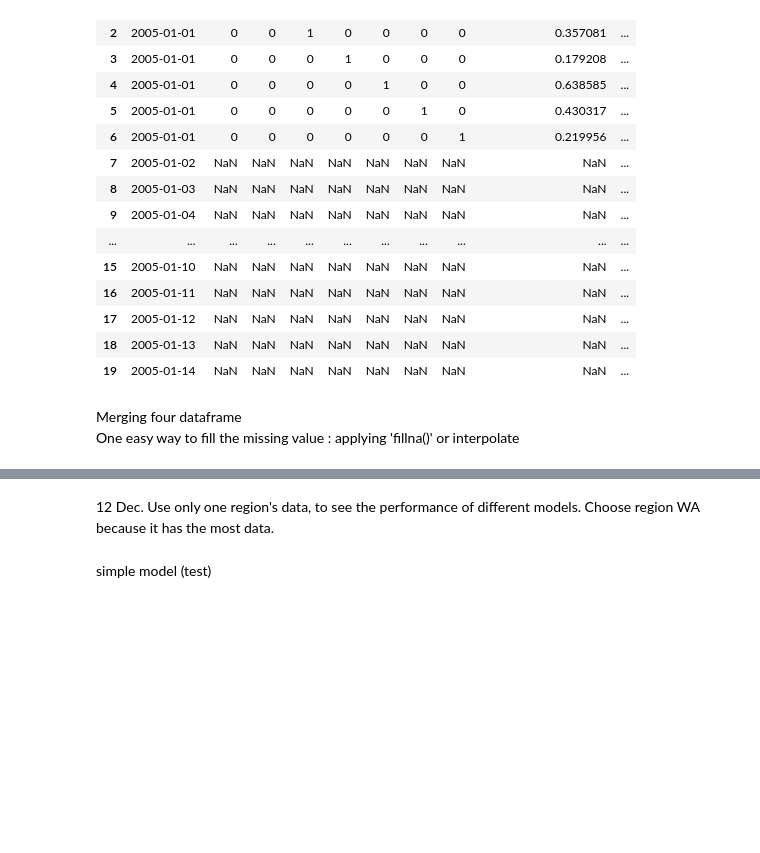
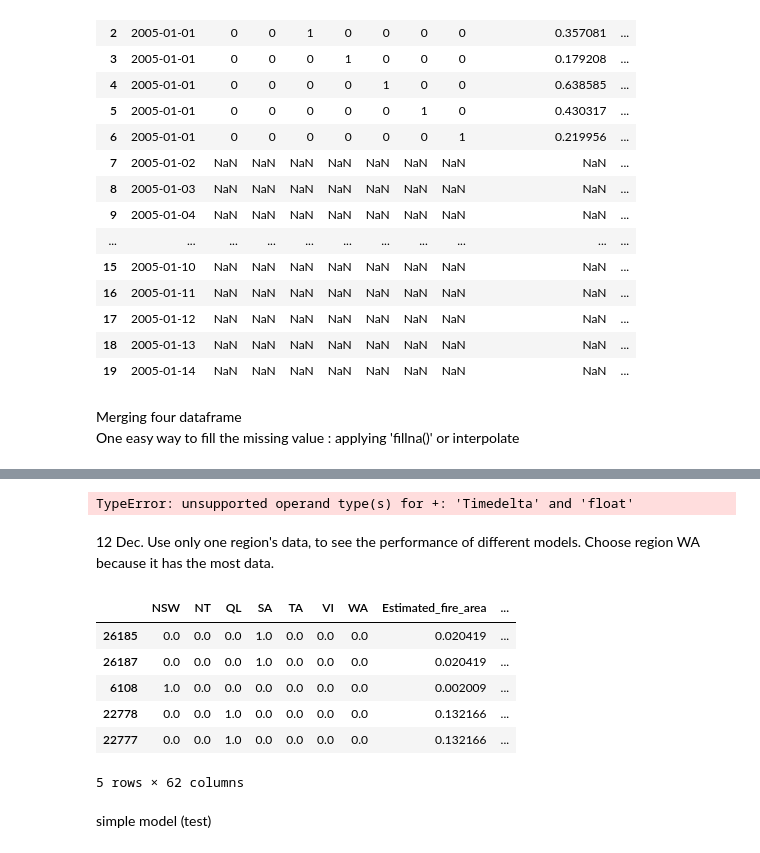
Before and after one commit to ccomkhj/Spot-Challenge-Wildfires, a Jupyter notebook: main/Build Model.ipynb, the cells around one changed output, grey strips where cells are left out. Cells and saved outputs as stored; diff of their text form; code cells hidden in the pictures; blank space fills up the shorter version.

```diff
--- a/main/Build Model.ipynb
+++ b/main/Build Model.ipynb
@@ -253,0 +224,21 @@ Input = Input.sort_values(['Date'])
+# %%
+Input = df_merged
+Input = Input.sort_values(['Date'])
+# %%
+start_date = '10-01-2019'
+end_date = '10-31-2019'
+mask = (Input['Date'] >= start_date) & (Input['Date'] <= end_date)
+Input = Input.loc[mask]
+Submission_Input = Input
+# %%
+def normalize(df):
+    result = df.copy()
+    for feature_name in df.columns:
+        max_value = df[feature_name].max()
+        min_value = df[feature_name].min()
+        result[feature_name] = (df[feature_name] - min_value) / (max_value - min_value + 0.0001)
+    return result
+
+Submission_Input=normalize(Submission_Input)
+# %% [output]
+TypeError: unsupported operand type(s) for +: 'Timedelta' and 'float'
@@ -254,22 +257,31 @@ Input = Input.sort_values(['Date'])
 # %% [markdown]
 12 Dec. Use only one region's data, to see the performance of different models. Choose region WA because it has the most data.
 # %%
-df = Input[Input.WA == 1]
+# df = Input[Input.WA == 1] # select only WA
+df = Input # select all reigion.
 drop_columns = ['Date']
 for col in df.columns: # avoid deviding by zero during normalization
     if df[col].max()==df[col].min():
         drop_columns.append(col)
 df = df.drop(columns = drop_columns)
 df=(df-df.min())/(df.max()-df.min())  # Normalization
 
 num_features = df.shape[1]
 
 n = len(df)
 train_df = df[0:int(n*0.7)]
 val_df = df[int(n*0.7):int(n*0.9)]
 test_df = df[int(n*0.9):]
 
 df.head()
+# %% [output]
+|  | NSW | NT | QL | SA | TA | VI | WA | Estimated_fire_area | ... |
+| 26185 | 0.0 | 0.0 | 0.0 | 1.0 | 0.0 | 0.0 | 0.0 | 0.020419 | ... |
+| 26187 | 0.0 | 0.0 | 0.0 | 1.0 | 0.0 | 0.0 | 0.0 | 0.020419 | ... |
+| 6108 | 1.0 | 0.0 | 0.0 | 0.0 | 0.0 | 0.0 | 0.0 | 0.002009 | ... |
+| 22778 | 0.0 | 0.0 | 1.0 | 0.0 | 0.0 | 0.0 | 0.0 | 0.132166 | ... |
+| 22777 | 0.0 | 0.0 | 1.0 | 0.0 | 0.0 | 0.0 | 0.0 | 0.132166 | ... |
+5 rows × 62 columns
 # %% [markdown]
 simple model (test)
 # %%
```
Also changed, not shown: parts of 16 cells of this notebook, 1 other file.
